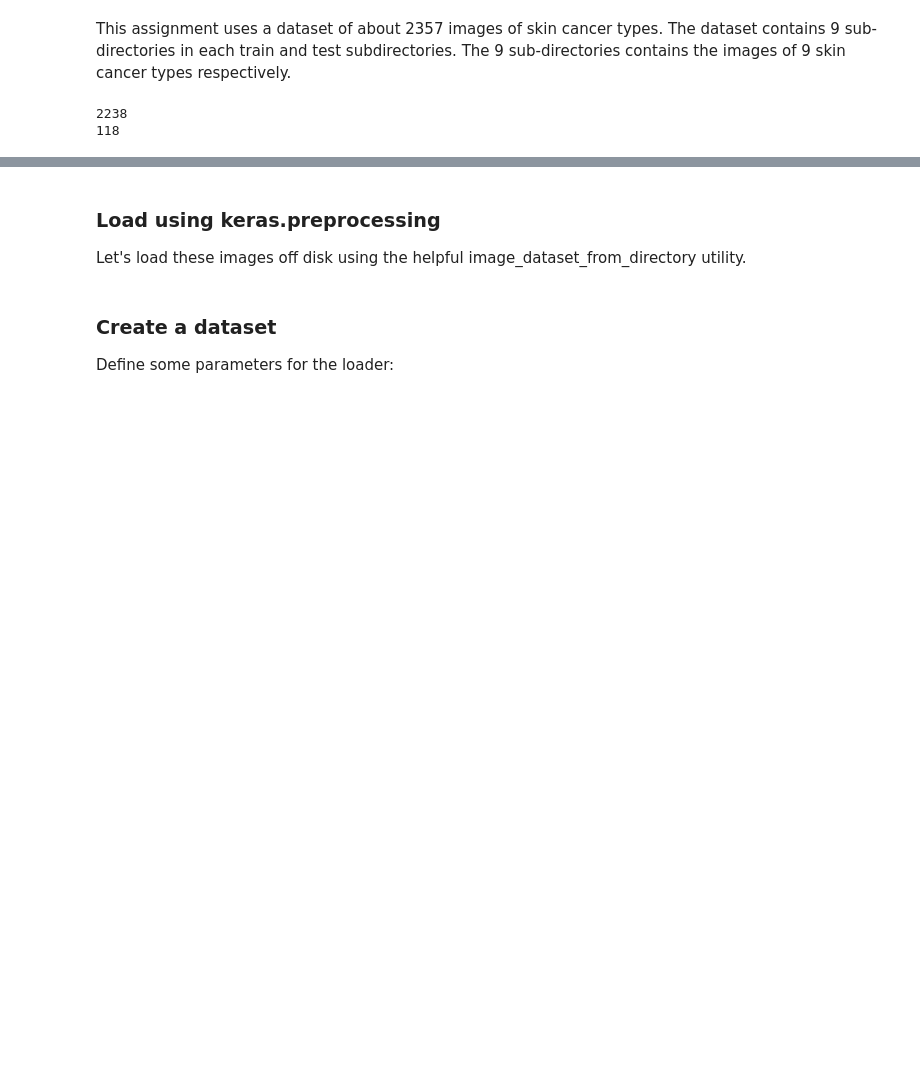
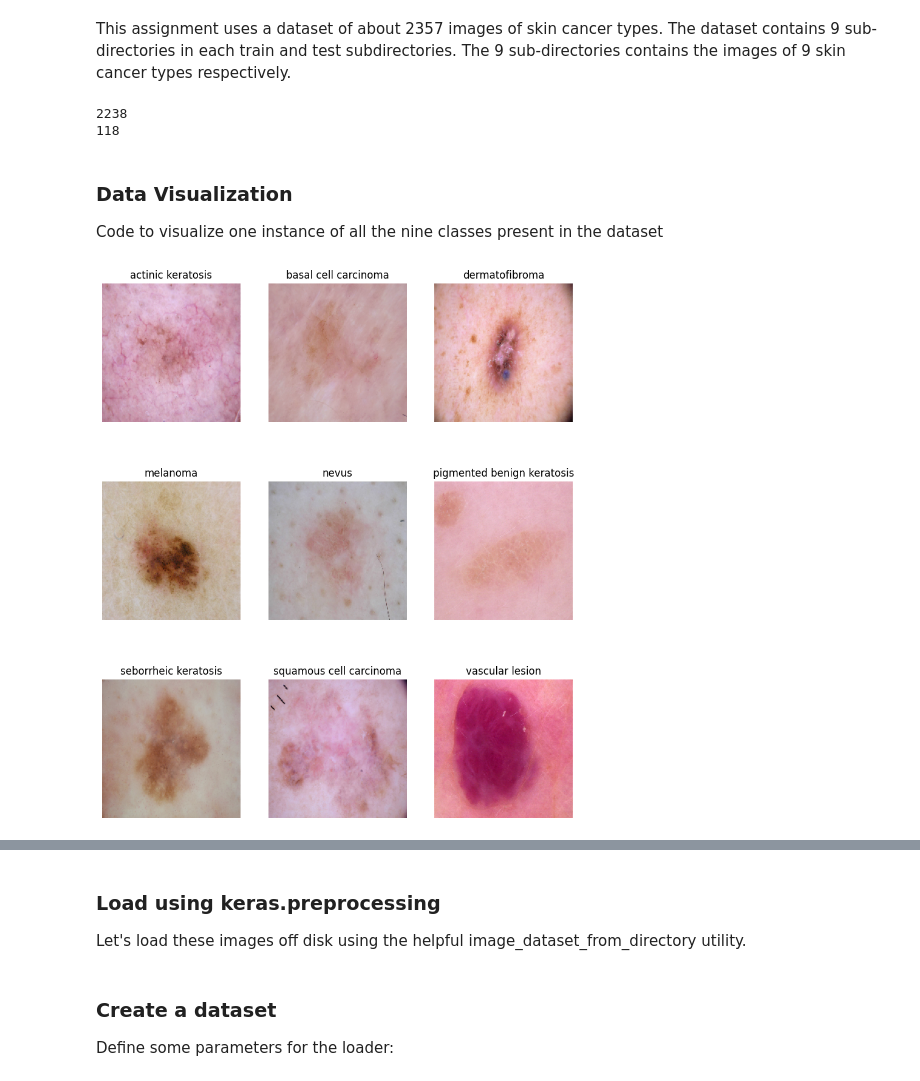
Before and after one commit to SonamKul9527/Melanoma_Detection_Assignment, a Jupyter notebook: sonam_k_nn.ipynb, the cells around one changed output, grey strips where cells are left out. Drawn from its saved outputs; the diff is of its cells as text; code cells hidden in the pictures; blank space fills up the shorter version.

```diff
--- a/sonam_k_nn.ipynb
+++ b/sonam_k_nn.ipynb
@@ -59,3 +62,25 @@ print(img_test_cnt)
 # %% [output]
 2238
 118
+# %% [markdown]
+### Data Visualization
+
+Code to visualize one instance of all the nine classes present in the dataset
+# %%
+#Dictionary to store the path of image as per the class
+files_path_dict = {}
+
+for c in class_names:
+    files_path_dict[c] = list(map(lambda x:str(data_dir_train)+'/'+c+'/'+x,os.listdir(str(data_dir_train)+'/'+c)))
+
+plt.figure(figsize=(10,12))
+index = 0
+for c in class_names:
+    path_list = files_path_dict[c][:1]
+    index += 1
+    plt.subplot(3,3,index)
+    plt.imshow(load_img(path_list[0],target_size=(180,180)))
+    plt.title(c)
+    plt.axis("off")
+# %% [output]
+[figure, added]
```
Also changed, not shown: parts of 19 cells of this notebook.
